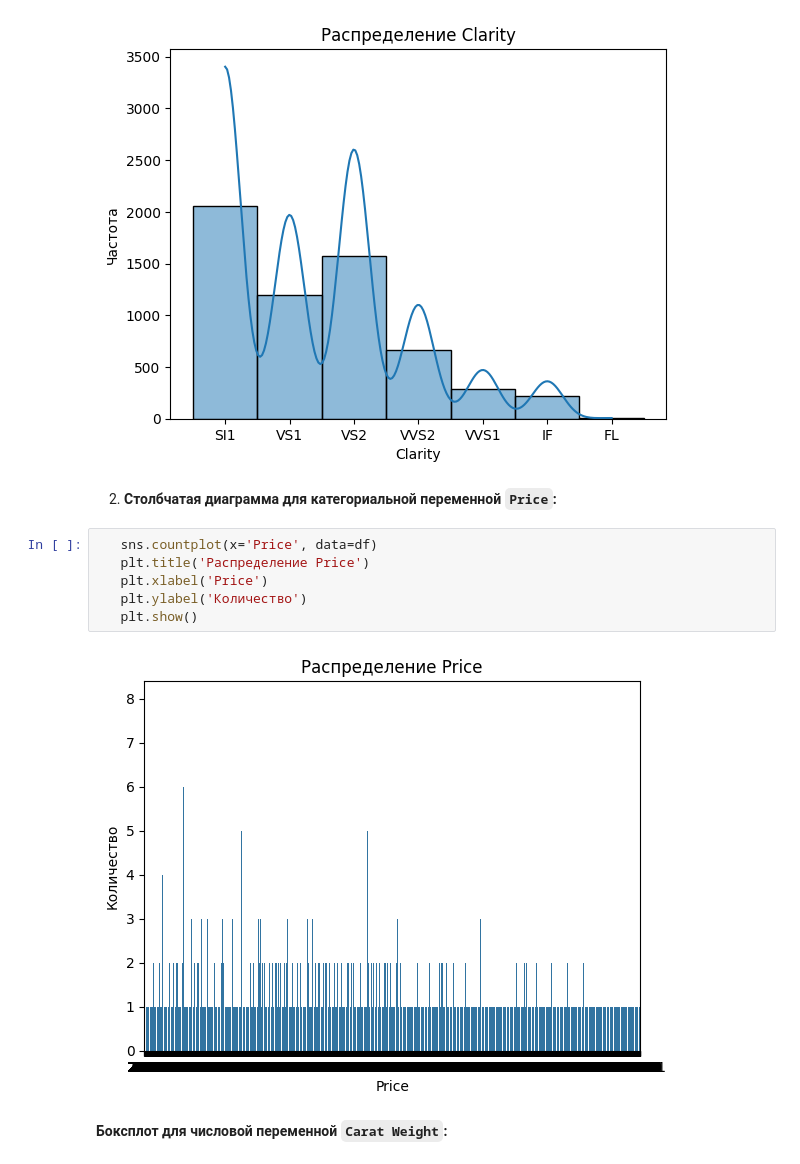
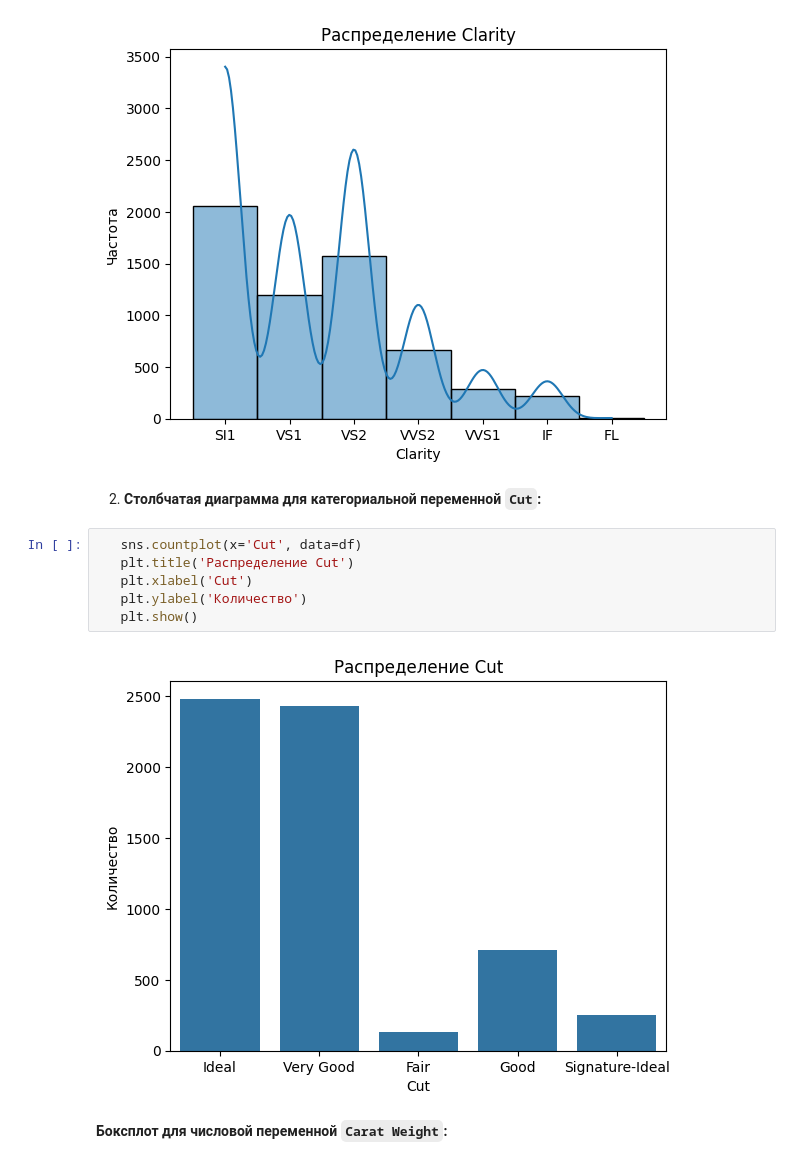
Before and after one commit to dealxng/ML-vvsu-2025, a Jupyter notebook: Практика_1.ipynb, the cells around one changed output. Cells and saved outputs as stored; diff of their text form.

```diff
--- a/Практика_1.ipynb
+++ b/Практика_1.ipynb
@@ -257,15 +257,15 @@ df.describe()
 # %% [output]
 [figure]
 # %% [markdown]
-2. **Столбчатая диаграмма для категориальной переменной `Price`:**
+2. **Столбчатая диаграмма для категориальной переменной `Cut`:**
 # %%
-   sns.countplot(x='Price', data=df)
-   plt.title('Распределение Price')
-   plt.xlabel('Price')
+   sns.countplot(x='Cut', data=df)
+   plt.title('Распределение Cut')
+   plt.xlabel('Cut')
    plt.ylabel('Количество')
    plt.show()
 # %% [output]
-[figure, old version]
+[figure, new version]
 # %% [markdown]
 **Боксплот для числовой переменной `Carat Weight`:**
 # %%
```
Also changed, not shown: parts of 6 cells of this notebook.
